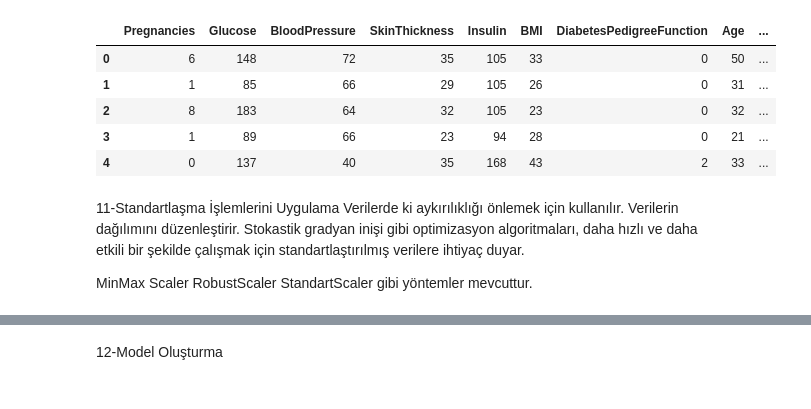
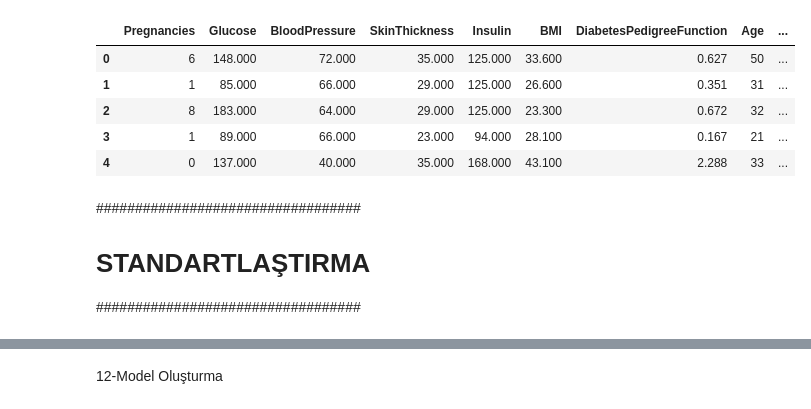
Before and after one commit to osmaanural/DiabetPredictions, a Jupyter notebook: diabetesppredictions.ipynb, the cells around one changed output, grey strips where cells are left out. Saved outputs shown, nothing was run; the diff lists cells and outputs as text; code cells hidden in the pictures.

```diff
--- a/diabetesppredictions.ipynb
+++ b/diabetesppredictions.ipynb
@@ -323,0 +224,6 @@ One Hot Encodin --> Aralarında herhangi bir üstünlük yok ise kullanılabilir
+# %%
+def target_summary_with_num(dataframe, target, numerical_col):
+    print(dataframe.groupby(target).agg({numerical_col: "mean"}), end="\n\n\n")
+
+for col in num_cols:
+    target_summary_with_num(df, "Outcome", col)
@@ -323,0 +306,7 @@ One Hot Encodin --> Aralarında herhangi bir üstünlük yok ise kullanılabilir
+# %%
+# Eksik Değerlerin Doldurulması
+for col in zero_columns:
+    df.loc[df[col].isnull(), col] = df[col].median()
+
+
+df.isnull().sum()
@@ -323,0 +420,20 @@ One Hot Encodin --> Aralarında herhangi bir üstünlük yok ise kullanılabilir
+# %%
+
+# Yaş grubunu belirleme fonksiyonu
+
+df['age_group'] = pd.cut(df['Age'], bins=[0, 14,65,100], labels=['Çocuk', 'Çalışan Nüfus', 'Yaşlı'])
+df.groupby("age_group")["Outcome"].mean()
+
+
+
+# BMI'ye göre kategoriler oluşturma
+df['BMI_Category'] = pd.cut(df['BMI'], bins=[0, 18.5, 24.9, 29.9, 100], labels=['Zayıf', 'Normal', 'Fazla Kilolu', 'Obesite'])
+df.groupby("BMI_Category")["Outcome"].mean()
+
+# Gebelik sayısına göre kategoriler oluşturma
+df['Pregnancy_Category'] = pd.cut(df['Pregnancies'],
+                                  bins=[0, 1, 3, 6, np.inf],
+                                  labels=['0', '1-3', '4-6', '7+'],
+                                  right=False)
+
+df.head()
@@ -355,22 +514,23 @@ df.head()
 | 4 | 0 | 137.000 | 40.000 | 35.000 | 168.000 | 43.100 | 2.288 | 33 | ... |
 # %%
 # 2'den fazla değişken var ve aralarında bir üstünlük olmadığı için one hot encoding işlemi yapılır.
-pd.get_dummies(df, columns=["age_group", "BMI_Category"], drop_first=True).astype("int").head()
+
+def one_hot_encoder(dataframe, categorical_cols, drop_first=False):
+    dataframe = pd.get_dummies(dataframe, columns=categorical_cols, drop_first=drop_first)
+    return dataframe
+df = one_hot_encoder(df, ["BMI_Category"], drop_first=True)
+
+
+df.head()
 # %% [output]
 |  | Pregnancies | Glucose | BloodPressure | SkinThickness | Insulin | BMI | DiabetesPedigreeFunction | Age | ... |
-| 0 | 6 | 148 | 72 | 35 | 105 | 33 | 0 | 50 | ... |
-| 1 | 1 | 85 | 66 | 29 | 105 | 26 | 0 | 31 | ... |
-| 2 | 8 | 183 | 64 | 32 | 105 | 23 | 0 | 32 | ... |
-| 3 | 1 | 89 | 66 | 23 | 94 | 28 | 0 | 21 | ... |
-| 4 | 0 | 137 | 40 | 35 | 168 | 43 | 2 | 33 | ... |
+| 0 | 6 | 148.000 | 72.000 | 35.000 | 125.000 | 33.600 | 0.627 | 50 | ... |
+| 1 | 1 | 85.000 | 66.000 | 29.000 | 125.000 | 26.600 | 0.351 | 31 | ... |
+| 2 | 8 | 183.000 | 64.000 | 29.000 | 125.000 | 23.300 | 0.672 | 32 | ... |
+| 3 | 1 | 89.000 | 66.000 | 23.000 | 94.000 | 28.100 | 0.167 | 21 | ... |
+| 4 | 0 | 137.000 | 40.000 | 35.000 | 168.000 | 43.100 | 2.288 | 33 | ... |
-# %% [markdown]
-11-Standartlaşma İşlemlerini Uygulama
-Verilerde ki aykırılıklığı önlemek için kullanılır.
-Verilerin dağılımını düzenleştirir.
-Stokastik gradyan inişi gibi optimizasyon algoritmaları, daha hızlı ve daha etkili bir şekilde çalışmak için standartlaştırılmış verilere ihtiyaç duyar.
-
-MinMax Scaler
-RobustScaler
-StandartScaler
-gibi yöntemler mevcuttur.
+# %% [markdown]
+##################################
+# STANDARTLAŞTIRMA
+##################################
 # %%
```
Also changed, not shown: parts of 58 cells of this notebook.
